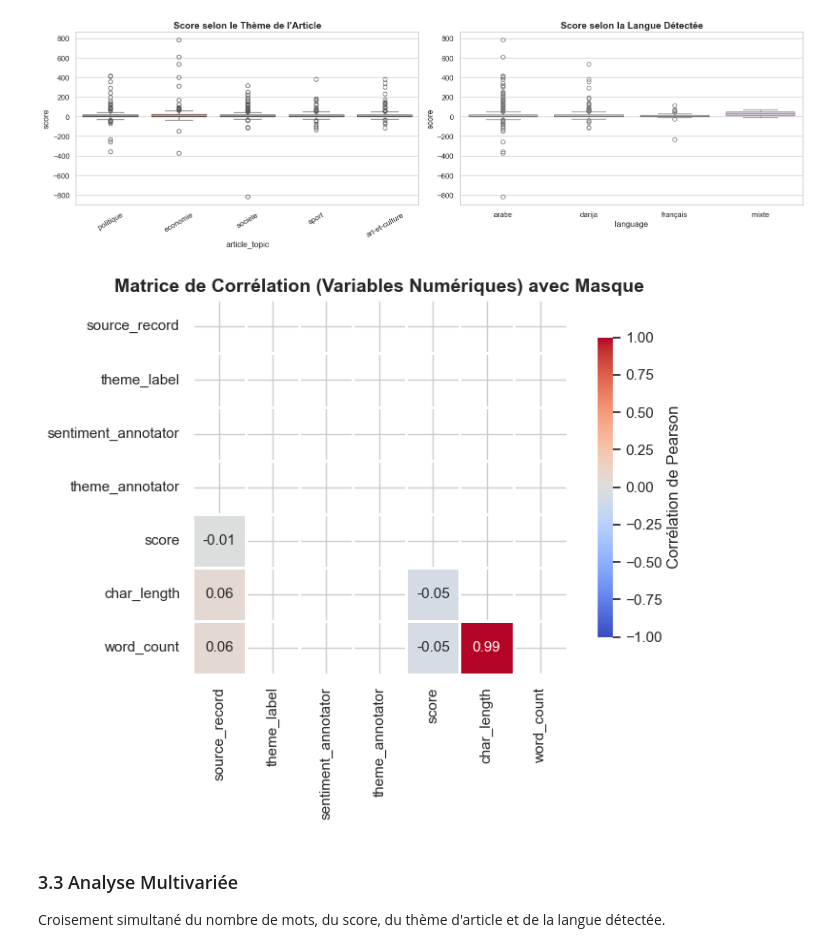
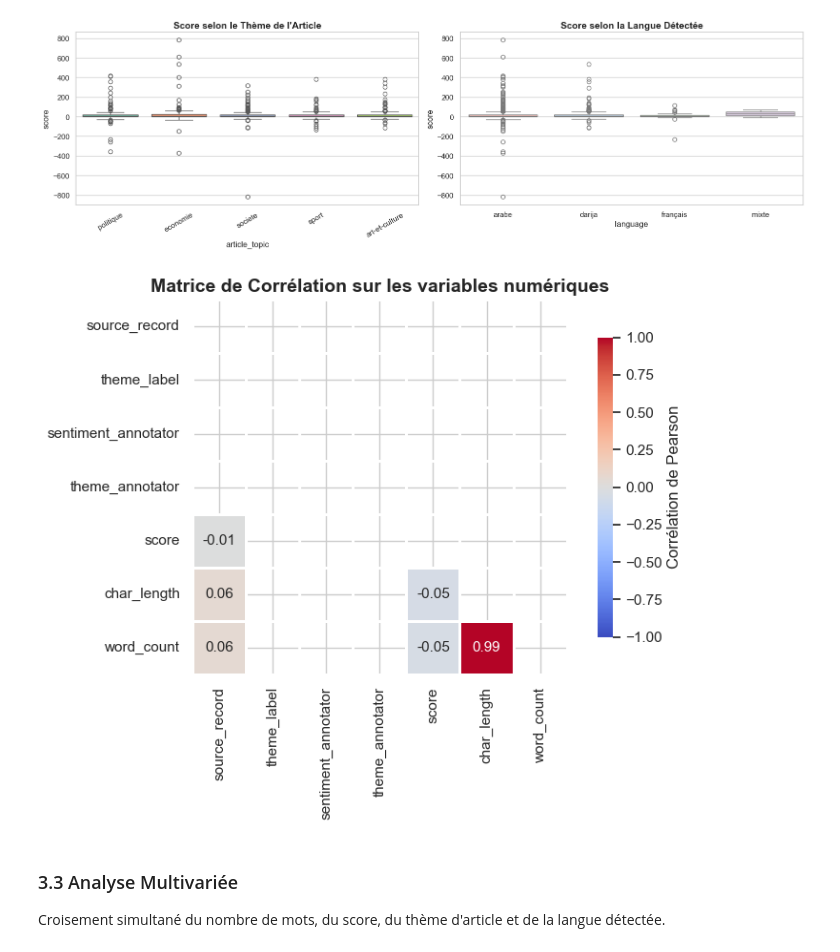
Before and after one commit to BADR-JOULAlI/LahjaLens, a Jupyter notebook: notebooks/analyse_exploratoire_donnees.ipynb, the cells around one changed output. Cells and saved outputs as stored; diff of their text form; code cells hidden in the pictures.

```diff
--- a/notebooks/analyse_exploratoire_donnees.ipynb
+++ b/notebooks/analyse_exploratoire_donnees.ipynb
@@ -489,29 +489,29 @@ plt.show()
 # %%
 # Matrice de Corrélation avec MASQUE TRIANGULAIRE pour une lisibilité maximale
 numeric_cols = df.select_dtypes(include=[np.number]).columns
 corr_matrix = df[numeric_cols].corr()
 
 # Création du masque triangulaire supérieur (np.triu)
 mask = np.triu(np.ones_like(corr_matrix, dtype=bool))
 
 plt.figure(figsize=(8, 6))
 sns.heatmap(
     corr_matrix,
     mask=mask,
     annot=True,
     fmt=".2f",
     cmap="coolwarm",
     vmin=-1,
     vmax=1,
     linewidths=1,
     square=True,
     cbar_kws={"shrink": .8, "label": "Corrélation de Pearson"}
 )
-plt.title("Matrice de Corrélation (Variables Numériques) avec Masque", fontsize=14, fontweight='bold')
+plt.title("Matrice de Corrélation sur les variables numériques", fontsize=14, fontweight='bold')
 plt.tight_layout()
 plt.show()
 # %% [output]
-[figure, old version]
+[figure, new version]
 # %% [markdown]
 ### 3.3 Analyse Multivariée
 
```
Also changed, not shown: parts of 2 cells of this notebook.
